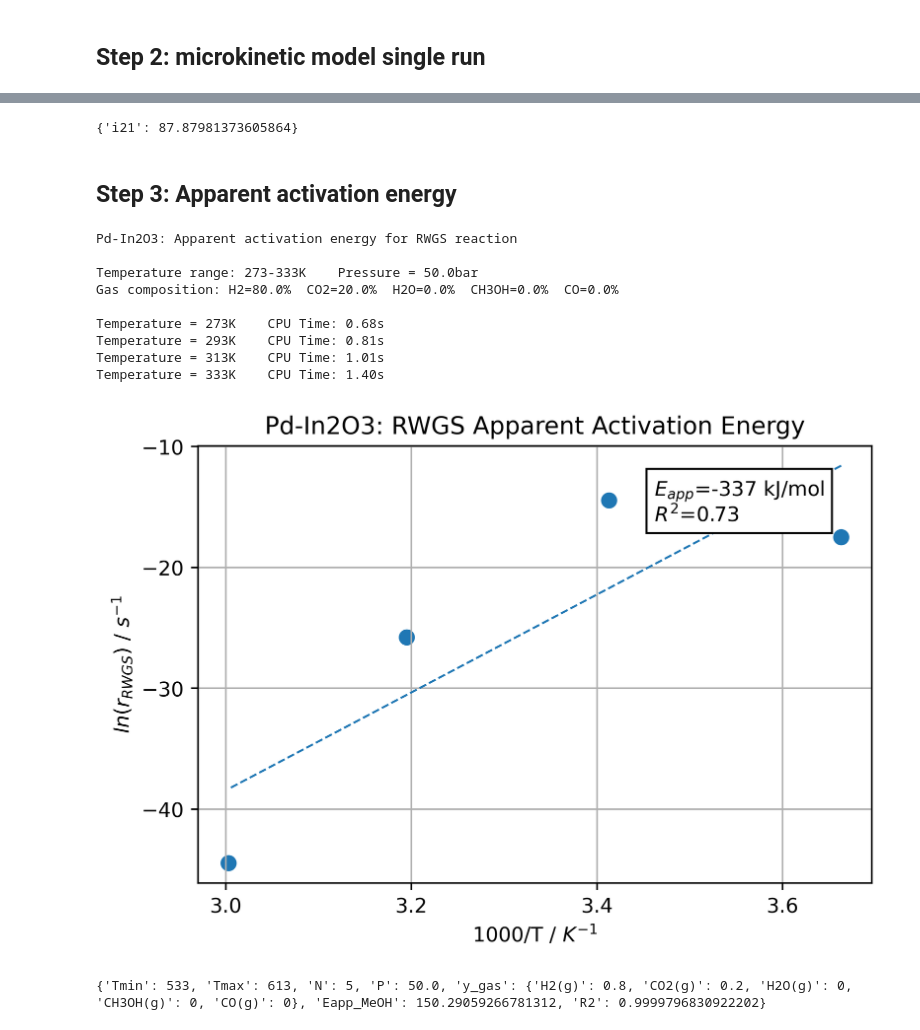
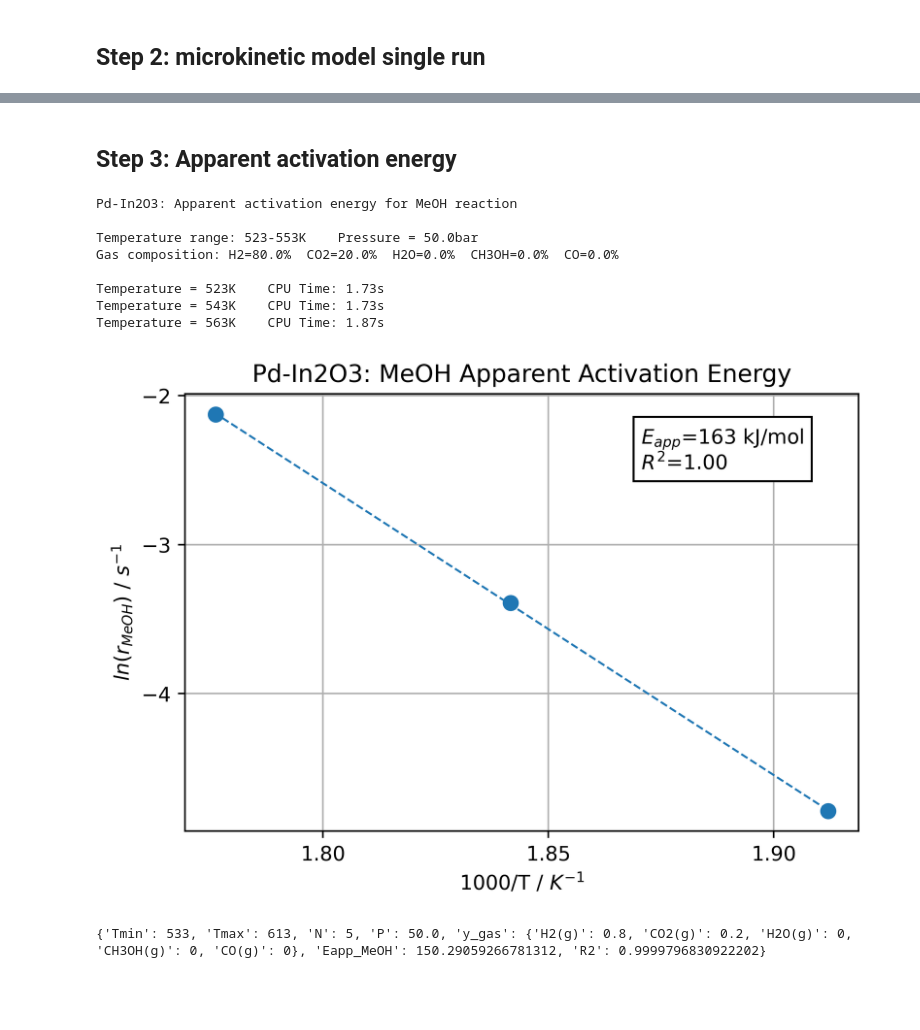
Before and after one commit to LopezGroup-ICIQ/pymkm, a Jupyter notebook: Pd_In2O3_CPa/Demo_pymkm.ipynb, the cells around one changed output, grey strips where cells are left out. Drawn from its saved outputs; the diff is of its cells as text; code cells hidden in the pictures; blank space fills up the shorter version.

```diff
--- a/Pd_In2O3_CPa/Demo_pymkm.ipynb
+++ b/Pd_In2O3_CPa/Demo_pymkm.ipynb
@@ -162,22 +118,17 @@ exp_jac['solver']
-# %%
-exp_jac['MASI']
-# %% [output]
-{'i21': 87.87981373605864}
 # %% [markdown]
 ## Step 3: Apparent activation energy
 # %%
-Eapp = model.calc_apparent_activation_energy([273,353,20], 5e6, [0.8,0.2,0,0,0], 'RWGS')
+Eapp = model.calc_apparent_activation_energy([523,573,20], 5e6, [0.8,0.2,0,0,0], 'MeOH')
 # %% [output]
-Pd-In2O3: Apparent activation energy for RWGS reaction
+Pd-In2O3: Apparent activation energy for MeOH reaction
 
-Temperature range: 273-333K    Pressure = 50.0bar
+Temperature range: 523-553K    Pressure = 50.0bar
 Gas composition: H2=80.0%  CO2=20.0%  H2O=0.0%  CH3OH=0.0%  CO=0.0%
 
-Temperature = 273K    CPU Time: 0.68s
-Temperature = 293K    CPU Time: 0.81s
-Temperature = 313K    CPU Time: 1.01s
-Temperature = 333K    CPU Time: 1.40s
+Temperature = 523K    CPU Time: 1.73s
+Temperature = 543K    CPU Time: 1.73s
+Temperature = 563K    CPU Time: 1.87s
-[figure, old version]
+[figure, new version]
 # %%
 print(Eapp)
 # %% [output]
```
Also changed, not shown: parts of 21 cells of this notebook, 1 other file.
